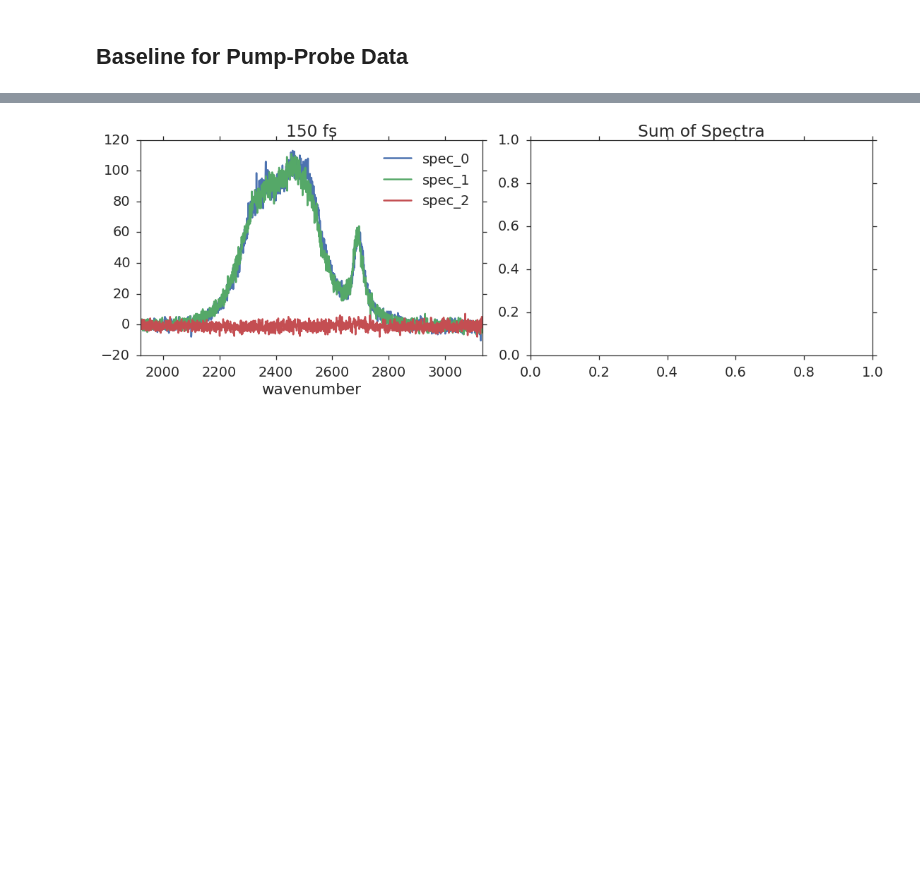
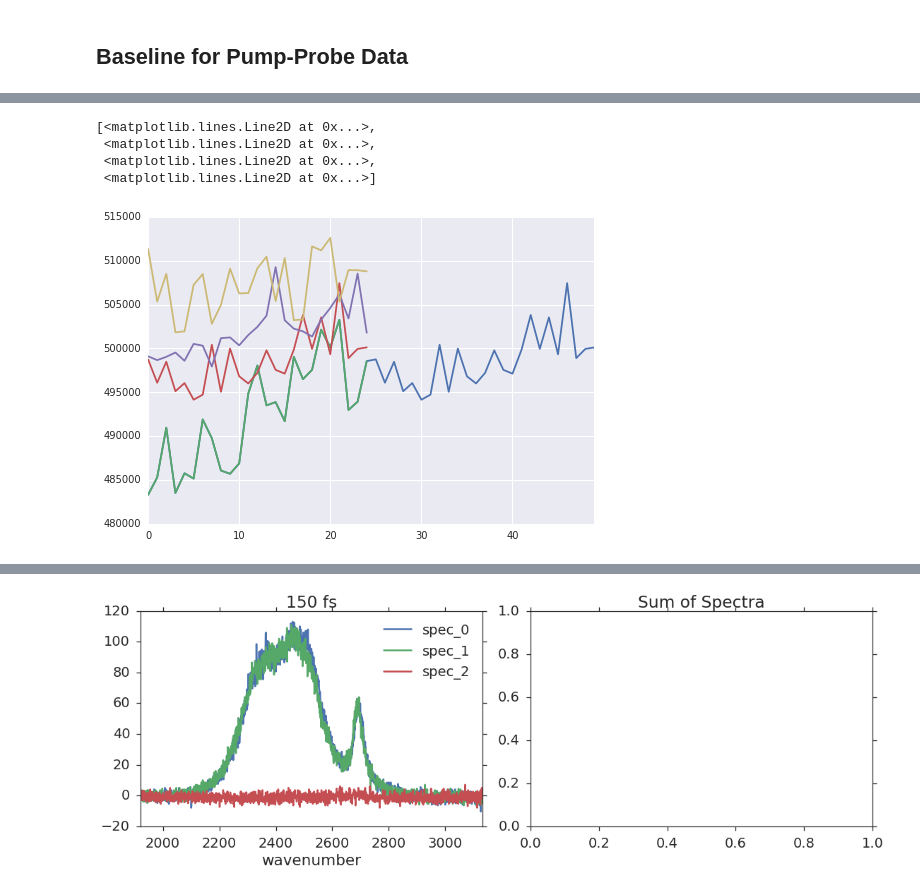
Before and after one commit to deisi/SFG2D, a Jupyter notebook: dashboards/pump-probe/pump-probe.ipynb, the cells around one changed output, grey strips where cells are left out. Saved outputs shown, nothing was run; the diff lists cells and outputs as text; code cells hidden in the pictures; blank space fills up the shorter version.

```diff
--- a/dashboards/pump-probe/pump-probe.ipynb
+++ b/dashboards/pump-probe/pump-probe.ipynb
@@ -199,0 +298,13 @@ NotImplementedError:
+# %%
+DD = pd.concat([D["spec_0"].iloc[:,0], D["spec_0"].iloc[:,1]], ignore_index=True)#.plot()
+DD.plot()
+m = D["spec_0"].as_matrix()
+#mr = m.reshape(100)
+plt.plot(m)
+#D.re
+# %% [output]
+[<matplotlib.lines.Line2D at 0x...>,
+ <matplotlib.lines.Line2D at 0x...>,
+ <matplotlib.lines.Line2D at 0x...>,
+ <matplotlib.lines.Line2D at 0x...>]
+[figure, added]
```
Also changed, not shown: parts of 13 cells of this notebook, 4 other files.
